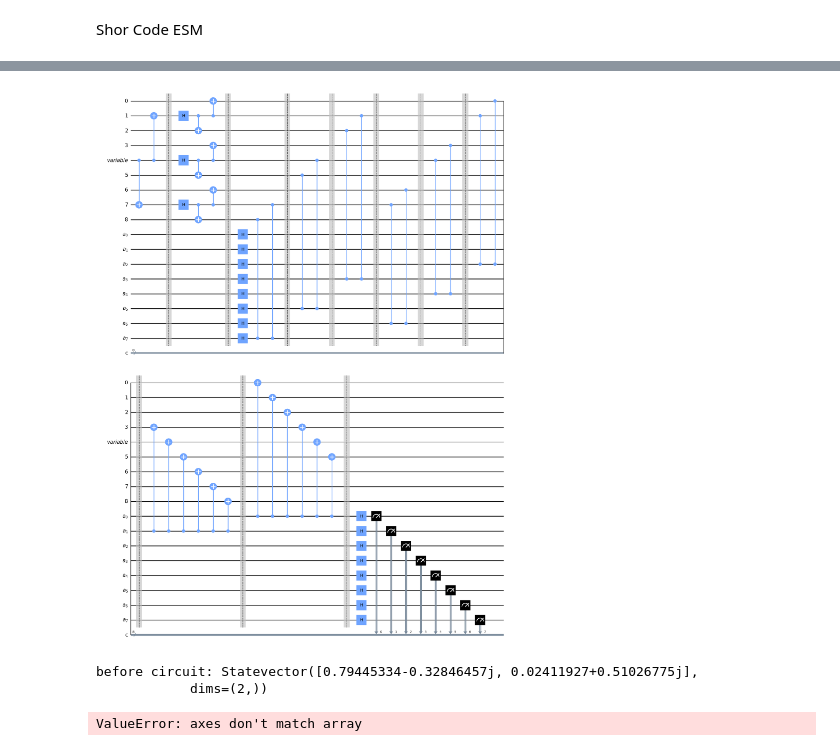
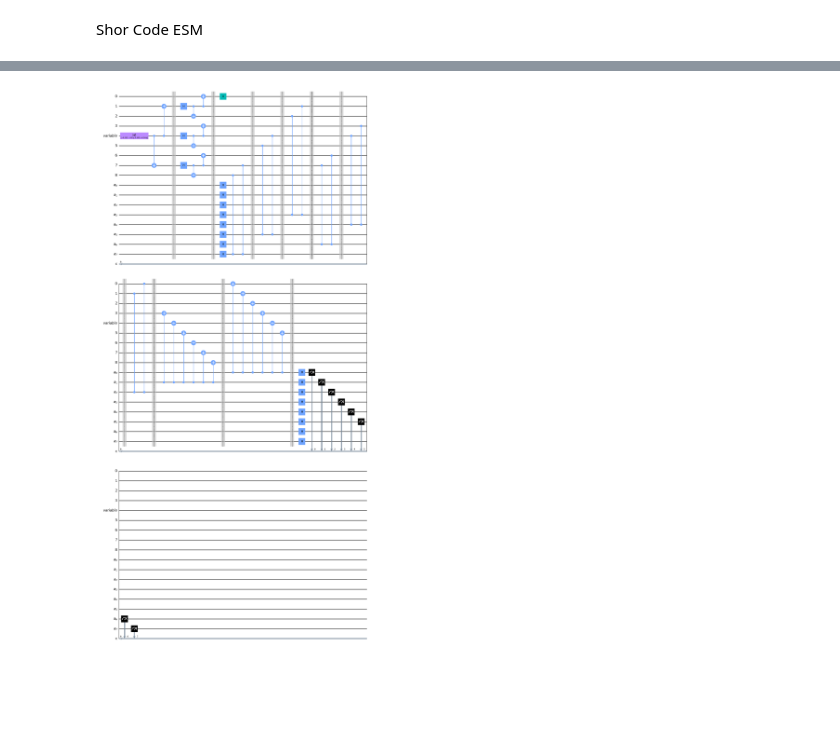
Before and after one commit to TomViiv/QuantumSummerSchool, a Jupyter notebook: ErrorCorrection.ipynb, the cells around one changed output, grey strips where cells are left out. Cells and saved outputs as stored; diff of their text form; code cells hidden in the pictures; blank space fills up the shorter version.

Commit message:
error added

```diff
--- a/ErrorCorrection.ipynb
+++ b/ErrorCorrection.ipynb
@@ -17,0 +18,4 @@ Shor Code ESM implementation
+# %%
+# set random vector
+random_vector = random_statevector(2)
+random_vector.draw('latex')
@@ -18,8 +75,14 @@ Shor Code ESM implementation
 # %%
+q_input = QuantumRegister(1, 'variable')
+q = QuantumRegister(8, "q_")
+a = QuantumRegister(8, "a")
+c = ClassicalRegister(8, 'c')
 circ = QuantumCircuit(q[:4], q_input, q[4:], a, c)
 
 def barrier():
     circ.barrier(q[:4],q_input,q[4:],a)
+
+circ.initialize(random_vector,4)
 
 circ.cx(q_input[0], q[6])
 circ.cx(q_input[0], q[1])
@@ -34,49 +97,46 @@ circ.cx(q[1], q[0])
 circ.cx(q_input[0], q[3])
 circ.cx(q[6], q[5])
 barrier()
+
+# Introduce an X error on qubit_0:
+circ.x(q[0])
+
+# Introduce an Z error on qubit_0:
+#circ.z(q[0])
+
+# Hadamard gates on Ancilla qubits
 for x in a:
     circ.h(x)
+
 circ.cz(q[7],a[7])
 circ.cz(q[6],a[7])
 barrier()
 circ.cz(q[4],a[5])
 circ.cz(q_input[0],a[5])
 barrier()
 circ.cz(q[2],a[3])
 circ.cz(q[1],a[3])
 barrier()
 circ.cz(q[6],a[6])
 circ.cz(q[5],a[6])
 barrier()
 circ.cz(q_input[0],a[4])
 circ.cz(q[3],a[4])
 barrier()
 circ.cz(q[1],a[2])
 circ.cz(q[0],a[2])
 barrier()
 for i in range(3,9):
     circ.cx(a[1], i)
 barrier()
 for i in range(0,6):
     circ.cx(a[0], i)
 barrier()
 for i in range(8) :
     circ.h(a[i])
     circ.measure(a[i],c[i])
+
+
 circ.draw('mpl')
 # %% [output]
-[figure, old version]
+[figure, new version]
-# %%
-#state = Statevector.from_int(0, 2**9)
-#state.draw('latex')
-vec = random_statevector(9)
-# vec = Statevector([1, 0])
-print('before circuit: {}'.format(vec))
-# %% [output]
-before circuit: Statevector([0.79445334-0.32846457j, 0.02411927+0.51026775j],
-            dims=(2,))
-# %%
-state = state.evolve(circ)
-state.draw('latex')
-# %% [output]
-ValueError: axes don't match array
```
Also changed, not shown: parts of 7 cells of this notebook.
